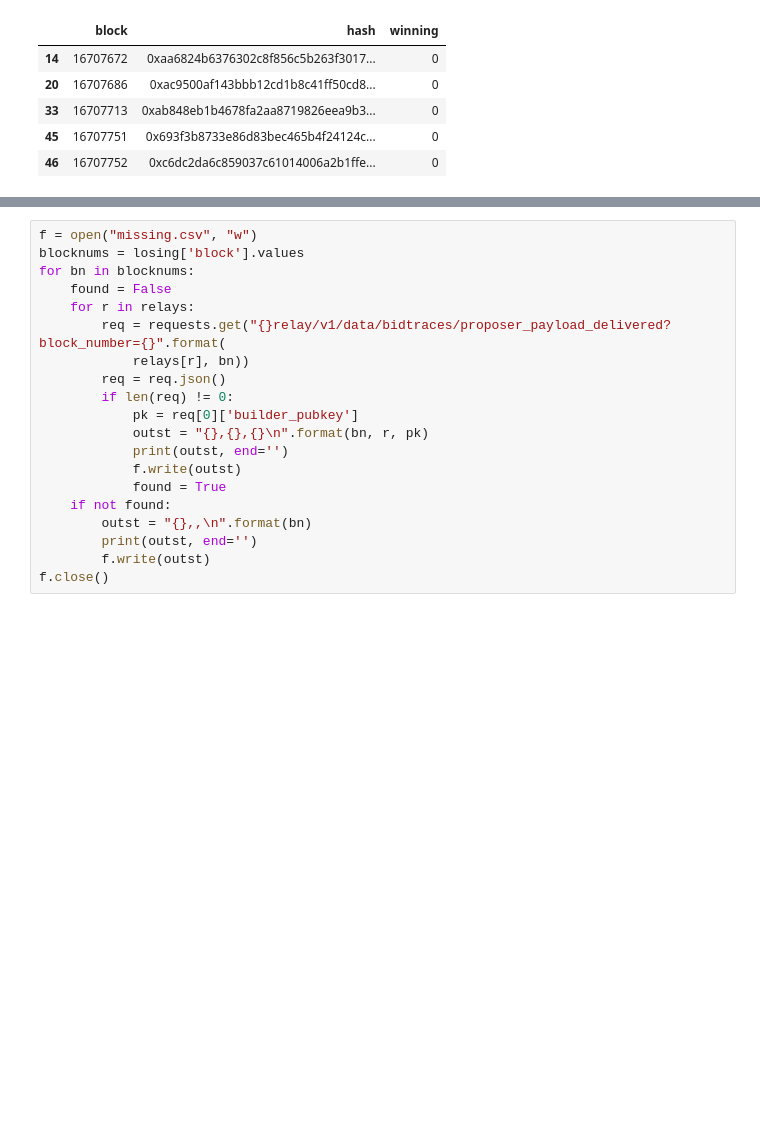
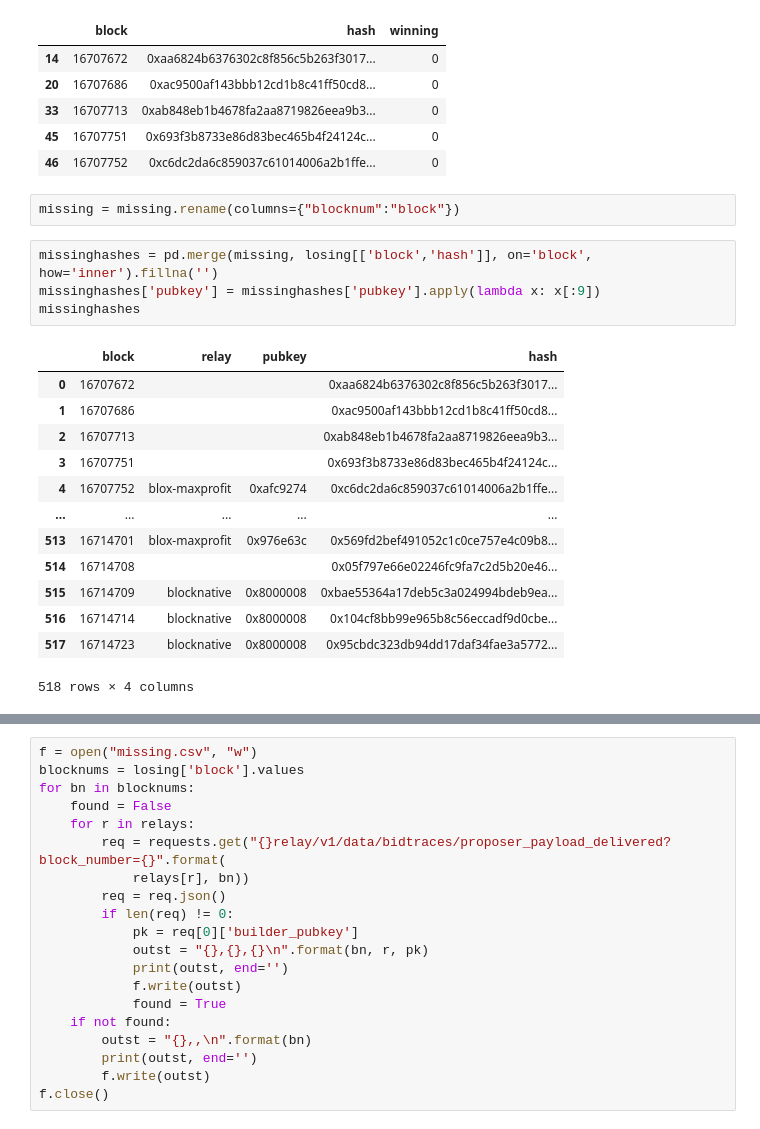
Before and after one commit to michaelneuder/relay-data, a Jupyter notebook: mainnet/missing-blocks.ipynb, the cells around one changed output, grey strips where cells are left out. Drawn from its saved outputs; the diff is of its cells as text; blank space fills up the shorter version.

Commit message:
missing hashes

```diff
--- a/mainnet/missing-blocks.ipynb
+++ b/mainnet/missing-blocks.ipynb
@@ -54,3 +54,23 @@ losing.head()
 | 33 | 16707713 | 0xab848eb1b4678fa2aa8719826eea9b3... | 0 |
 | 45 | 16707751 | 0x693f3b8733e86d83bec465b4f24124c... | 0 |
 | 46 | 16707752 | 0xc6dc2da6c859037c61014006a2b1ffe... | 0 |
+# %%
+missing = missing.rename(columns={"blocknum":"block"})
+# %%
+missinghashes = pd.merge(missing, losing[['block','hash']], on='block', how='inner').fillna('')
+missinghashes['pubkey'] = missinghashes['pubkey'].apply(lambda x: x[:9])
+missinghashes
+# %% [output]
+|  | block | relay | pubkey | hash |
+| 0 | 16707672 |  |  | 0xaa6824b6376302c8f856c5b263f3017... |
+| 1 | 16707686 |  |  | 0xac9500af143bbb12cd1b8c41ff50cd8... |
+| 2 | 16707713 |  |  | 0xab848eb1b4678fa2aa8719826eea9b3... |
+| 3 | 16707751 |  |  | 0x693f3b8733e86d83bec465b4f24124c... |
+| 4 | 16707752 | blox-maxprofit | 0xafc9274 | 0xc6dc2da6c859037c61014006a2b1ffe... |
+| ... | ... | ... | ... | ... |
+| 513 | 16714701 | blox-maxprofit | 0x976e63c | 0x569fd2bef491052c1c0ce757e4c09b8... |
+| 514 | 16714708 |  |  | 0x05f797e66e02246fc9fa7c2d5b20e46... |
+| 515 | 16714709 | blocknative | 0x8000008 | 0xbae55364a17deb5c3a024994bdeb9ea... |
+| 516 | 16714714 | blocknative | 0x8000008 | 0x104cf8bb99e965b8c56eccadf9d0cbe... |
+| 517 | 16714723 | blocknative | 0x8000008 | 0x95cbdc323db94dd17daf34fae3a5772... |
+518 rows × 4 columns
```
Also changed, not shown: parts of 2 cells of this notebook.
